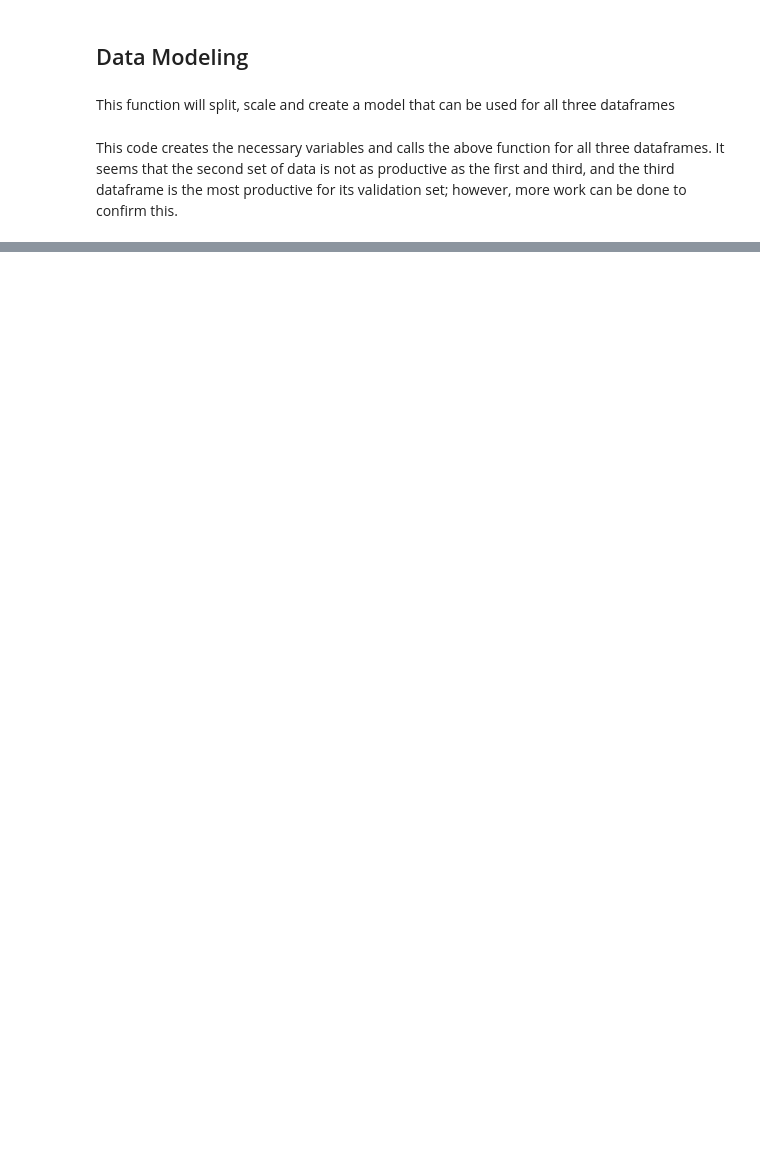
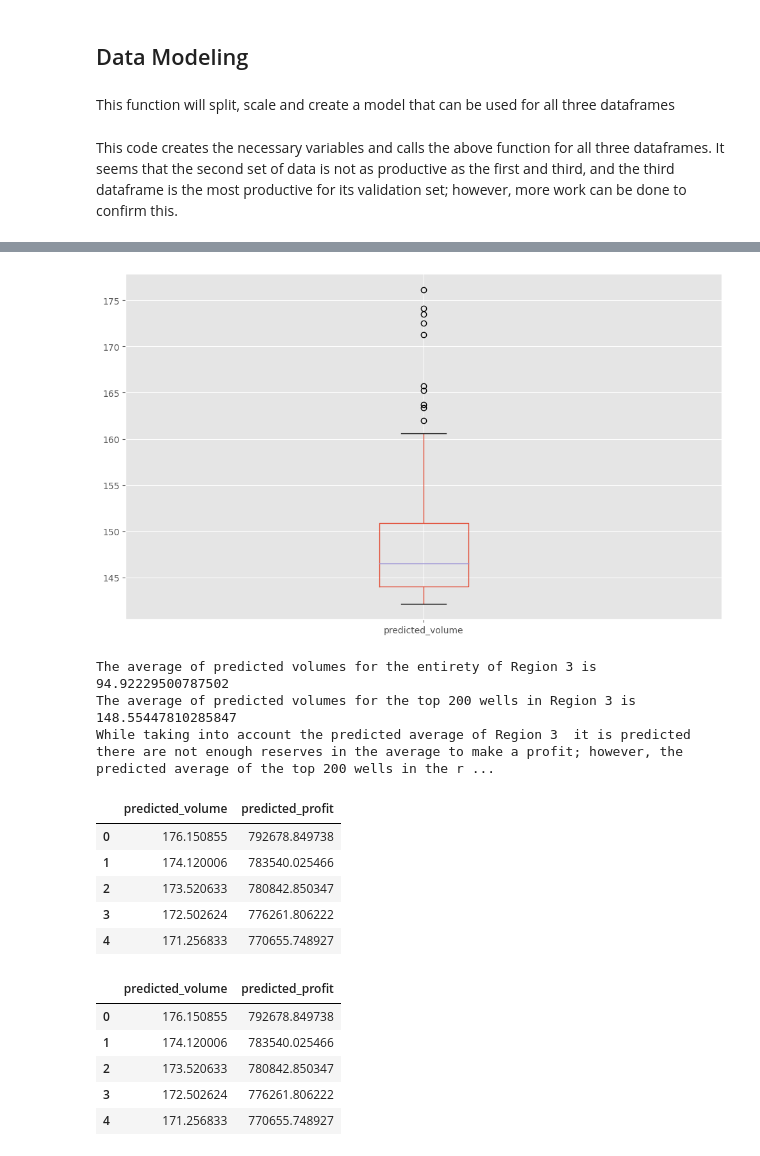
Before and after one commit to LDeYoung17/oily-giant-tripleten, a Jupyter notebook: notebooks/ML.ipynb, the cells around one changed output, grey strips where cells are left out. Cells and saved outputs as stored; diff of their text form; code cells hidden in the pictures; blank space fills up the shorter version.

```diff
--- a/notebooks/ML.ipynb
+++ b/notebooks/ML.ipynb
@@ -231,0 +426,19 @@ The average volume of production of the linear regression model on the validatio
+# %%
+selected_profit(geo2_model, geo2_volume, 'Region 3')
+# %% [output]
+[figure, added]
+The average of predicted volumes for the entirety of Region 3 is 94.92229500787502
+The average of predicted volumes for the top 200 wells in Region 3 is 148.55447810285847
+While taking into account the predicted average of Region 3  it is predicted there are not enough reserves in the average to make a profit; however, the predicted average of the top 200 wells in the r ...
+|  | predicted_volume | predicted_profit |
+| 0 | 176.150855 | 792678.849738 |
+| 1 | 174.120006 | 783540.025466 |
+| 2 | 173.520633 | 780842.850347 |
+| 3 | 172.502624 | 776261.806222 |
+| 4 | 171.256833 | 770655.748927 |
+|  | predicted_volume | predicted_profit |
+| 0 | 176.150855 | 792678.849738 |
+| 1 | 174.120006 | 783540.025466 |
+| 2 | 173.520633 | 780842.850347 |
+| 3 | 172.502624 | 776261.806222 |
+| 4 | 171.256833 | 770655.748927 |
```
Also changed, not shown: parts of 19 cells of this notebook.
